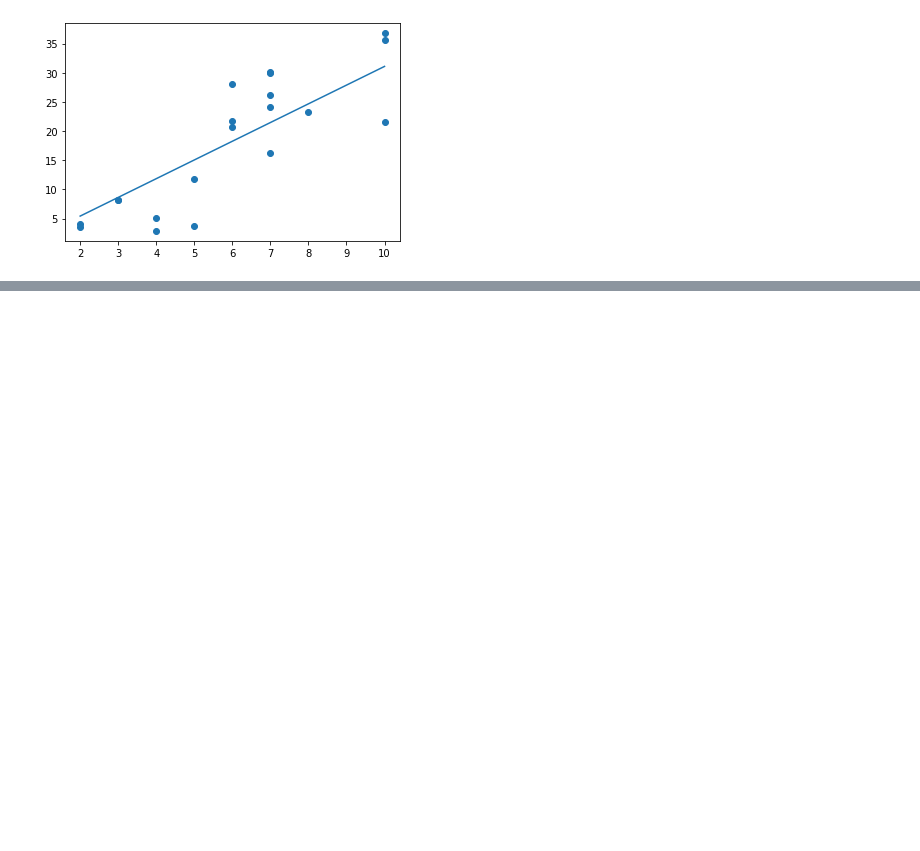
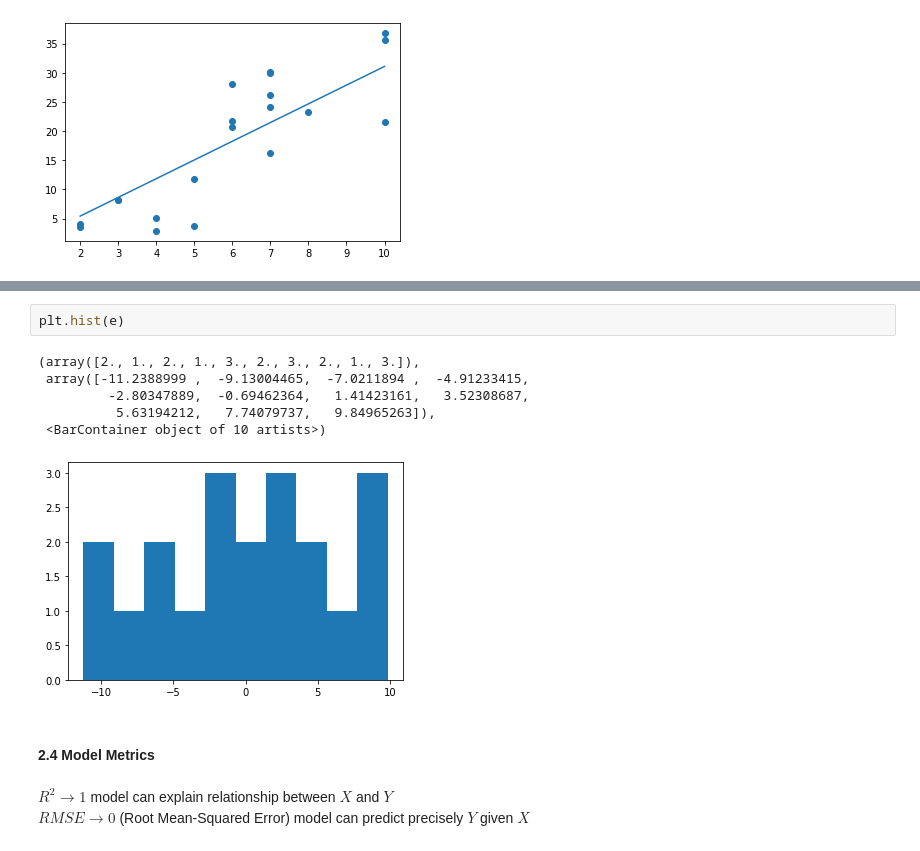
Before and after one commit to danyentezari/bignumber-material, a Jupyter notebook: SPML Dubai/mod3/script.ipynb, the cells around one changed output, grey strips where cells are left out. Saved outputs shown, nothing was run; the diff lists cells and outputs as text; blank space fills up the shorter version.

```diff
--- a/SPML Dubai/mod3/script.ipynb
+++ b/SPML Dubai/mod3/script.ipynb
@@ -272,0 +290,14 @@ plt.plot(
+# %%
+plt.hist(e)
+# %% [output]
+(array([2., 1., 2., 1., 3., 2., 3., 2., 1., 3.]),
+ array([-11.2388999 ,  -9.13004465,  -7.0211894 ,  -4.91233415,
+         -2.80347889,  -0.69462364,   1.41423161,   3.52308687,
+          5.63194212,   7.74079737,   9.84965263]),
+ <BarContainer object of 10 artists>)
+[figure, added]
+# %% [markdown]
+#### 2.4 Model Metrics
+# %% [markdown]
+$R^2 \rightarrow 1$ model can explain relationship between $X$ and $Y$<br/>
+$RMSE \rightarrow 0$ (Root Mean-Squared Error) model can predict precisely $Y$ given $X$
```
Also changed, not shown: parts of 15 cells of this notebook, 6 other files.
